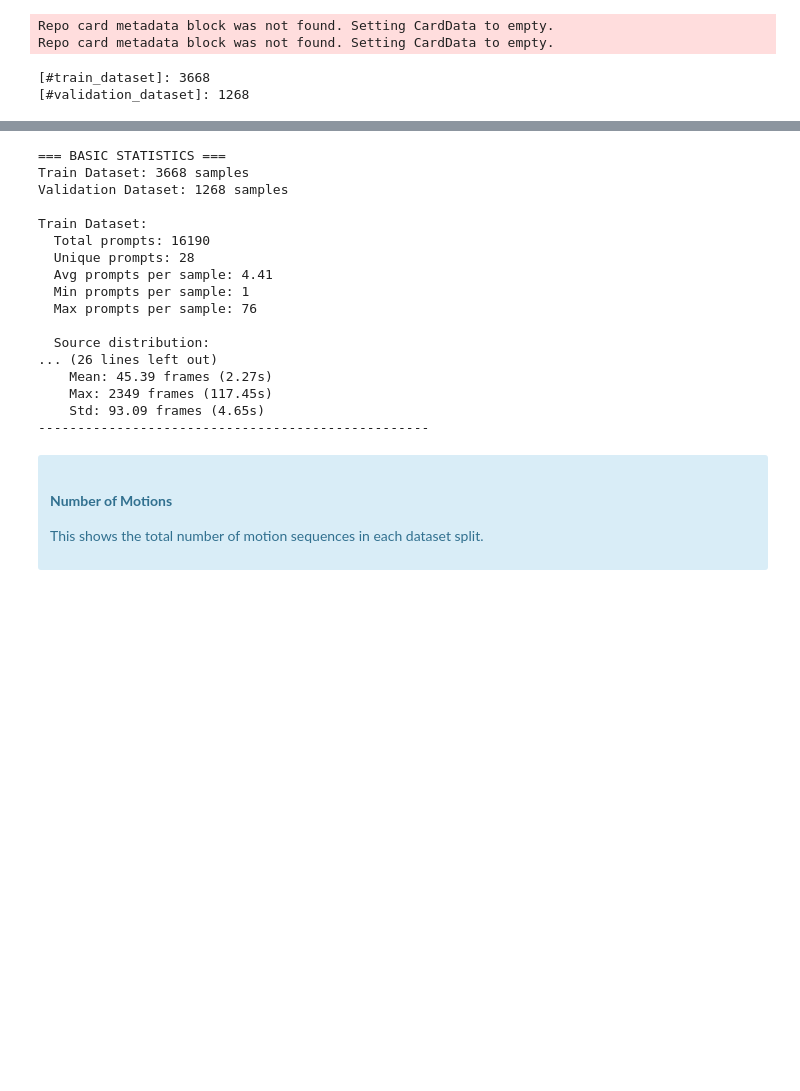
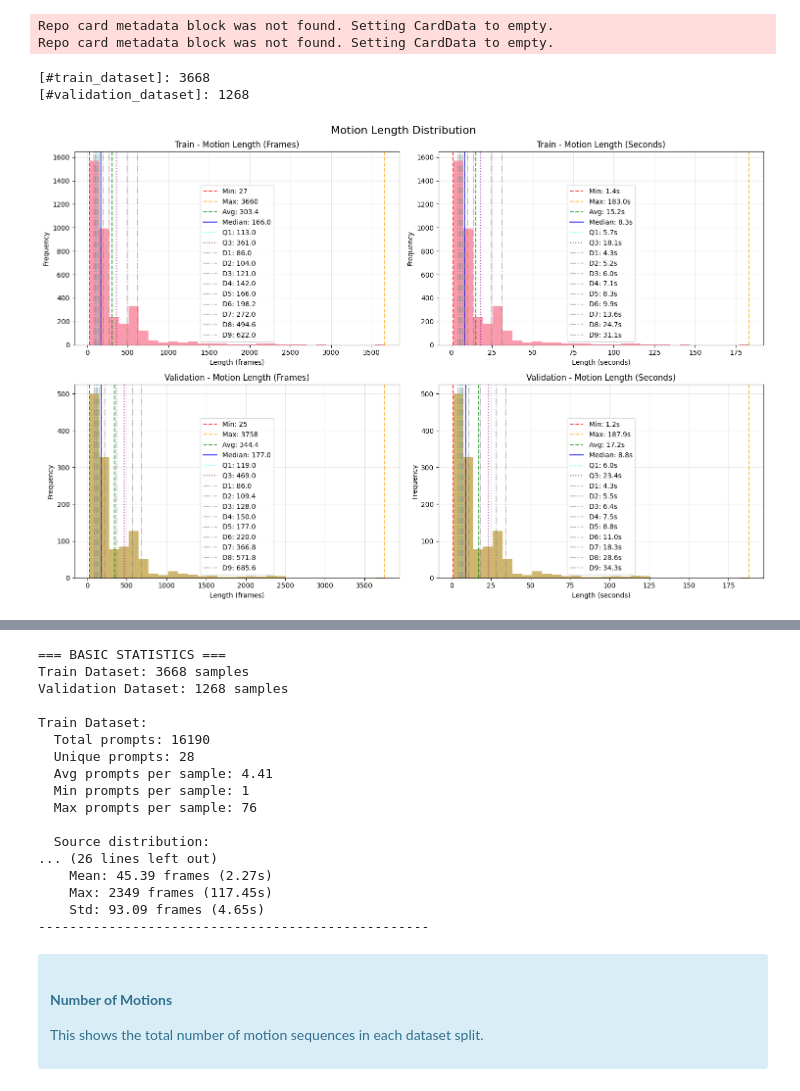
Before and after one commit to raideno/MoLiNER, a Jupyter notebook: notebooks/data/locate.analysis.ipynb, the cells around one changed output, grey strips where cells are left out. Drawn from its saved outputs; the diff is of its cells as text; code cells hidden in the pictures; blank space fills up the shorter version.

```diff
--- a/notebooks/data/locate.analysis.ipynb
+++ b/notebooks/data/locate.analysis.ipynb
@@ -195,3 +132,82 @@ for analysis in [train_analysis, validation_analysis]:
 # %%
 train_analysis = analyze_prompts(train_dataset, "Train")
 validation_analysis = analyze_prompts(validation_dataset, "Validation")
+# %%
+fig, axes = plt.subplots(2, 2, figsize=(15, 10))
+fig.suptitle('Motion Length Distribution', fontsize=16)
+
+for i, analysis in enumerate([train_analysis, validation_analysis]):
+    name = analysis['dataset_name']
+    lengths_frames = analysis['motion_lengths_frames']
+    lengths_seconds = analysis['motion_lengths_seconds']
+
+    if lengths_frames:
+        # NOTE: frames distribution
+        axes[i, 0].hist(lengths_frames, bins=30, alpha=0.7, color=f'C{i}')
+        axes[i, 0].set_title(f'{name} - Motion Length (Frames)')
+        axes[i, 0].set_xlabel('Length (frames)')
+        axes[i, 0].set_ylabel('Frequency')
+        axes[i, 0].grid(True, alpha=0.3)
+
+        min_frames = np.min(lengths_frames)
+        max_frames = np.max(lengths_frames)
+        avg_frames = np.mean(lengths_frames)
+        median_frames = np.median(lengths_frames)
+        q1_frames = np.percentile(lengths_frames, 25)
+        q3_frames = np.percentile(lengths_frames, 75)
+
+        axes[i, 0].axvline(min_frames, color='red', linestyle='--', alpha=0.7, label=f'Min: {min_frames}')
+        axes[i, 0].axvline(max_frames, color='orange', linestyle='--', alpha=0.7, label=f'Max: {max_frames}')
+        axes[i, 0].axvline(avg_frames, color='green', linestyle='--', alpha=0.7, label=f'Avg: {avg_frames:.1f}')
+        axes[i, 0].axvline(median_frames, color='blue', linestyle='-', alpha=0.8, label=f'Median: {median_frames:.1f}')
+        axes[i, 0].axvline(q1_frames, color='cyan', linestyle=':', alpha=0.7, label=f'Q1: {q1_frames:.1f}')
+        axes[i, 0].axvline(q3_frames, color='purple', linestyle=':', alpha=0.7, label=f'Q3: {q3_frames:.1f}')
+
+        for d in range(1, 10):
+            decile = np.percentile(lengths_frames, d*10)
+            axes[i, 0].axvline(decile, color='gray', linestyle='-.', alpha=0.5, label=f'D{d}: {decile:.1f}')
+        axes[i, 0].legend()
+
+        # NOTE: seconds distribution
+        axes[i, 1].hist(lengths_seconds, bins=30, alpha=0.7, color=f'C{i}')
+        axes[i, 1].set_title(f'{name} - Motion Length (Seconds)')
+        axes[i, 1].set_xlabel('Length (seconds)')
+        axes[i, 1].set_ylabel('Frequency')
+        axes[i, 1].grid(True, alpha=0.3)
+
+        min_seconds = np.min(lengths_seconds)
+        max_seconds = np.max(lengths_seconds)
+        avg_seconds = np.mean(lengths_seconds)
+        median_seconds = np.median(lengths_seconds)
+        q1_seconds = np.percentile(lengths_seconds, 25)
+        q3_seconds = np.percentile(lengths_seconds, 75)
+
+        axes[i, 1].axvline(min_seconds, color='red', linestyle='--', alpha=0.7, label=f'Min: {min_seconds:.1f}s')
+        axes[i, 1].axvline(max_seconds, color='orange', linestyle='--', alpha=0.7, label=f'Max: {max_seconds:.1f}s')
+        axes[i, 1].axvline(avg_seconds, color='green', linestyle='--', alpha=0.7, label=f'Avg: {avg_seconds:.1f}s')
+        axes[i, 1].axvline(median_seconds, color='blue', linestyle='-', alpha=0.8, label=f'Median: {median_seconds:.1f}s')
+        axes[i, 1].axvline(q1_seconds, color='cyan', linestyle=':', alpha=0.7, label=f'Q1: {q1_seconds:.1f}s')
+        axes[i, 1].axvline(q3_seconds, color='purple', linestyle=':', alpha=0.7, label=f'Q3: {q3_seconds:.1f}s')
+
+        for d in range(1, 10):
+            decile = np.percentile(lengths_seconds, d*10)
+            axes[i, 1].axvline(decile, color='gray', linestyle='-.', alpha=0.5, label=f'D{d}: {decile:.1f}s')
+        axes[i, 1].legend()
+
+plt.tight_layout()
+plt.show()
+
+print("=== MOTION LENGTH STATISTICS ===")
+for analysis in [train_analysis, validation_analysis]:
+    name = analysis['dataset_name']
+    lengths_frames = analysis['motion_lengths_frames']
+    lengths_seconds = analysis['motion_lengths_seconds']
+
+    if lengths_frames:
+        print(f"\n{name} Dataset:")
+        print(f"  Frames - Min: {np.min(lengths_frames)}, Mean: {np.mean(lengths_frames):.2f}, Max: {np.max(lengths_frames)}")
+        print(f"  Seconds - Min: {np.min(lengths_seconds):.2f}, Mean: {np.mean(lengths_seconds):.2f}, Max: {np.max(lengths_seconds):.2f}")
+        print(f"  75th percentile - Frames: {np.percentile(lengths_frames, 75):.2f}, Seconds: {np.percentile(lengths_seconds, 75):.2f}")
+    print("-" * 50)
+# %% [output]
+[figure, added]
```
Also changed, not shown: parts of 14 cells of this notebook, 12 other files.
